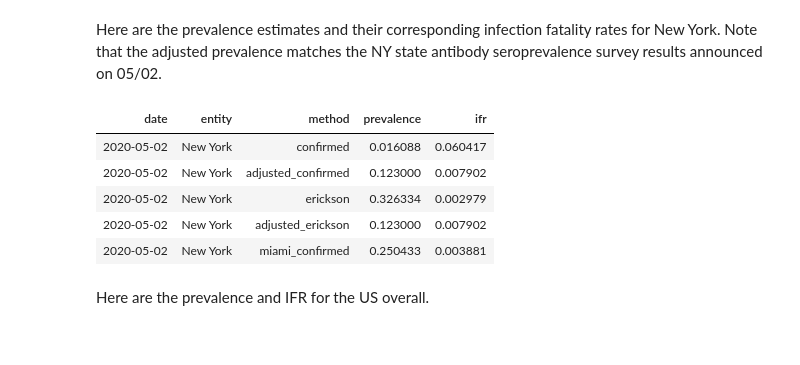
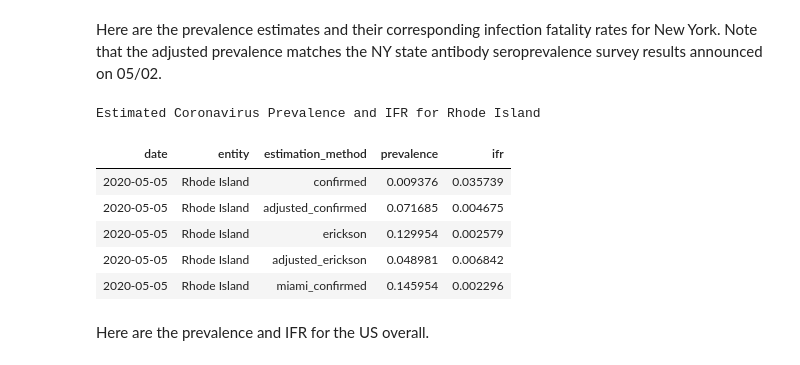
Before and after one commit to todddeluca/coronavirus, a Jupyter notebook: coronavirus_prevalence.ipynb, the cells around one changed output. Saved outputs shown, nothing was run; the diff lists cells and outputs as text; code cells hidden in the pictures.

```diff
--- a/coronavirus_prevalence.ipynb
+++ b/coronavirus_prevalence.ipynb
@@ -170,19 +301,24 @@ df.head()
 # %% [markdown]
 Here are the prevalence estimates and their corresponding infection fatality rates for New York. Note that the adjusted prevalence matches the NY state antibody seroprevalence survey results announced on 05/02.
 # %%
-HTML(df.loc[(df['entity'] == 'New York')
+
+print(f'Estimated Coronavirus Prevalence and IFR for {state}')
+HTML(df.loc[(df['entity'] == state)
 #             & (df['method'] == 'adjusted_confirmed')
-            & (df['date'] == to_datetime('2020-05-02'))
+            & (df['date'] == to_datetime('2020-05-05'))
             ,
        ['date', 'entity', 'method', 'prevalence', 'ifr']]
-     .to_html(index=False))
+     .rename(columns={'method': 'estimation_method'})
+     .to_html(index=False)
+    )
 # %% [output]
+Estimated Coronavirus Prevalence and IFR for Rhode Island
-| date | entity | method | prevalence | ifr |
-| 2020-05-02 | New York | confirmed | 0.016088 | 0.060417 |
-| 2020-05-02 | New York | adjusted_confirmed | 0.123000 | 0.007902 |
-| 2020-05-02 | New York | erickson | 0.326334 | 0.002979 |
-| 2020-05-02 | New York | adjusted_erickson | 0.123000 | 0.007902 |
-| 2020-05-02 | New York | miami_confirmed | 0.250433 | 0.003881 |
+| date | entity | estimation_method | prevalence | ifr |
+| 2020-05-05 | Rhode Island | confirmed | 0.009376 | 0.035739 |
+| 2020-05-05 | Rhode Island | adjusted_confirmed | 0.071685 | 0.004675 |
+| 2020-05-05 | Rhode Island | erickson | 0.129954 | 0.002579 |
+| 2020-05-05 | Rhode Island | adjusted_erickson | 0.048981 | 0.006842 |
+| 2020-05-05 | Rhode Island | miami_confirmed | 0.145954 | 0.002296 |
 # %% [markdown]
 Here are the prevalence and IFR for the US overall.
 # %%
```
Also changed, not shown: parts of 11 cells of this notebook, 4 other files.
